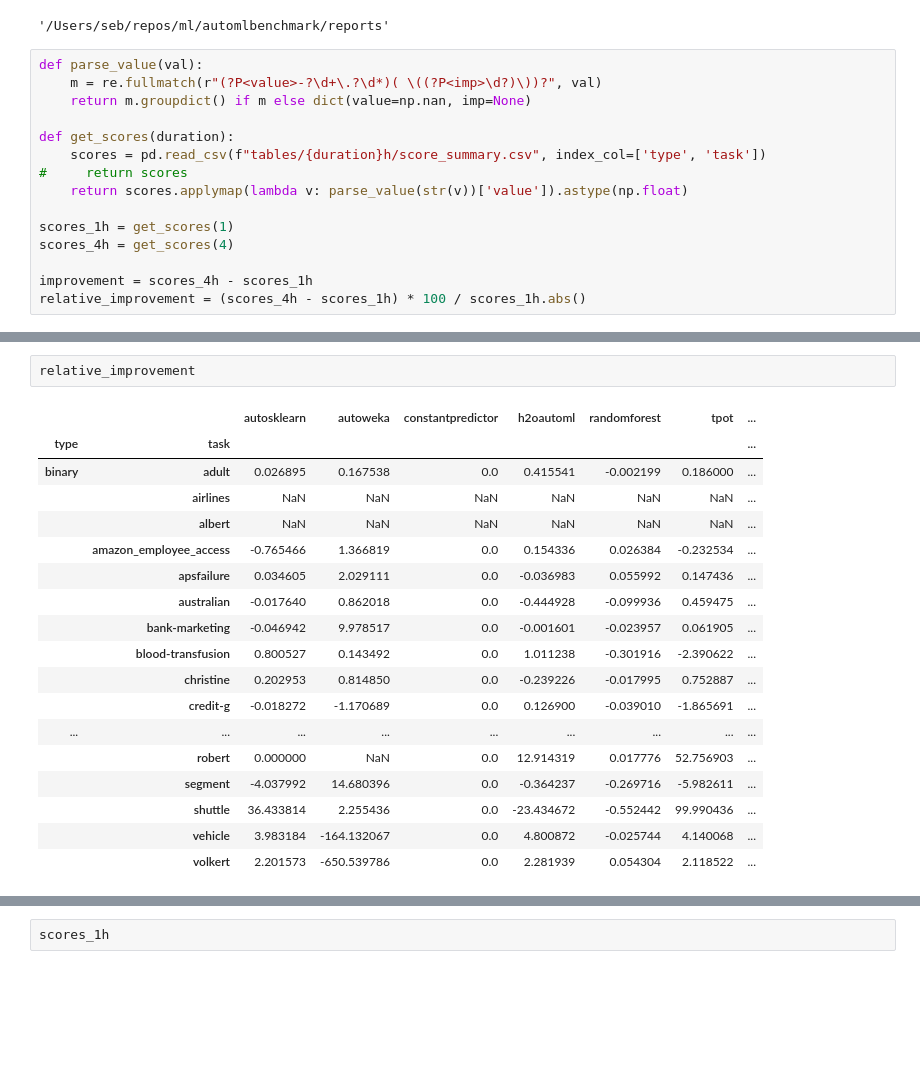
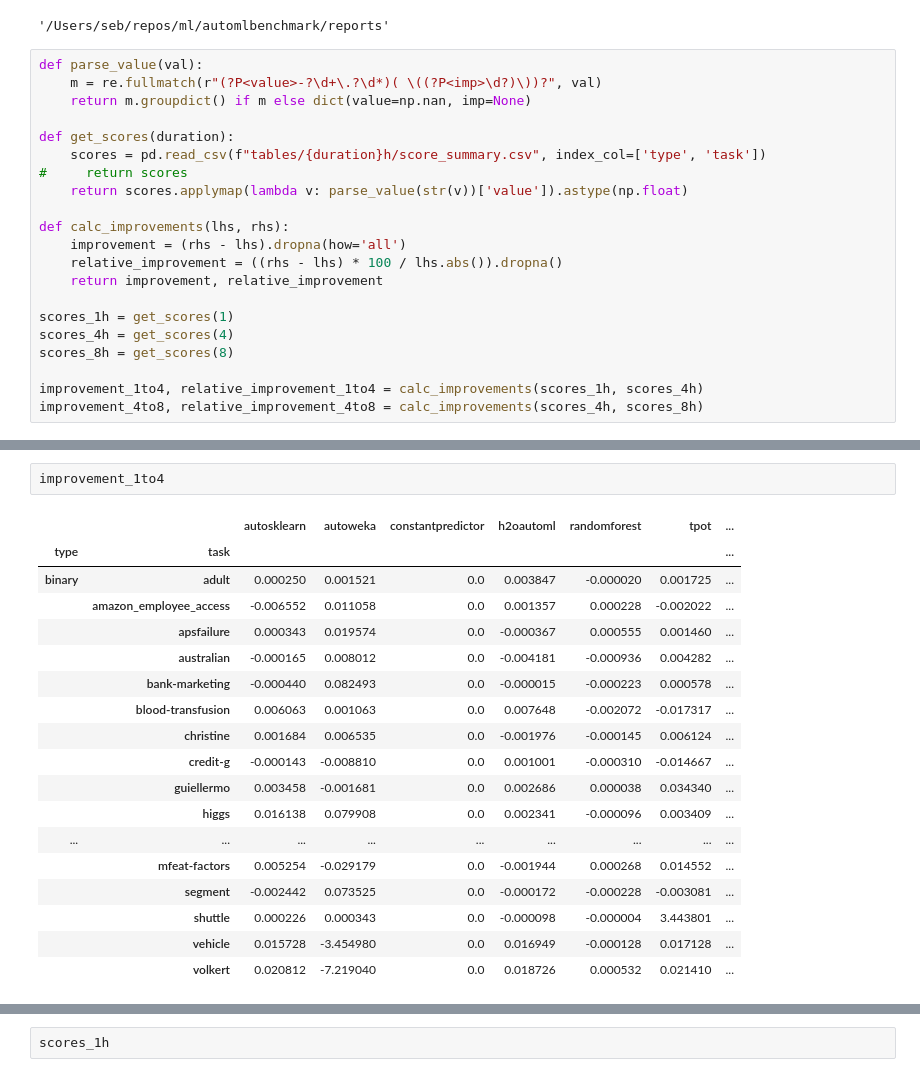
Before and after one commit to openml/automlbenchmark, a Jupyter notebook: reports/duration_comparison.ipynb, the cells around one changed output, grey strips where cells are left out. Drawn from its saved outputs; the diff is of its cells as text; blank space fills up the shorter version.

Commit message:
adding small notebook showing scores improvements between 1h and 4h runs

```diff
--- a/reports/duration_comparison.ipynb
+++ b/reports/duration_comparison.ipynb
@@ -20,8 +20,14 @@ def get_scores(duration):
 #     return scores
     return scores.applymap(lambda v: parse_value(str(v))['value']).astype(np.float)
 
+def calc_improvements(lhs, rhs):
+    improvement = (rhs - lhs).dropna(how='all')
+    relative_improvement = ((rhs - lhs) * 100 / lhs.abs()).dropna()
+    return improvement, relative_improvement
+
 scores_1h = get_scores(1)
 scores_4h = get_scores(4)
+scores_8h = get_scores(8)
 
-improvement = scores_4h - scores_1h
-relative_improvement = (scores_4h - scores_1h) * 100 / scores_1h.abs()
+improvement_1to4, relative_improvement_1to4 = calc_improvements(scores_1h, scores_4h)
+improvement_4to8, relative_improvement_4to8 = calc_improvements(scores_4h, scores_8h)
@@ -49,21 +34,21 @@ improvement
-# %%
-relative_improvement
-# %% [output]
-|  |  | autosklearn | autoweka | constantpredictor | h2oautoml | randomforest | tpot | ... |
-| type | task |  |  |  |  |  |  | ... |
-| binary | adult | 0.026895 | 0.167538 | 0.0 | 0.415541 | -0.002199 | 0.186000 | ... |
-|  | airlines | NaN | NaN | NaN | NaN | NaN | NaN | ... |
-|  | albert | NaN | NaN | NaN | NaN | NaN | NaN | ... |
-|  | amazon_employee_access | -0.765466 | 1.366819 | 0.0 | 0.154336 | 0.026384 | -0.232534 | ... |
-|  | apsfailure | 0.034605 | 2.029111 | 0.0 | -0.036983 | 0.055992 | 0.147436 | ... |
-|  | australian | -0.017640 | 0.862018 | 0.0 | -0.444928 | -0.099936 | 0.459475 | ... |
-|  | bank-marketing | -0.046942 | 9.978517 | 0.0 | -0.001601 | -0.023957 | 0.061905 | ... |
-|  | blood-transfusion | 0.800527 | 0.143492 | 0.0 | 1.011238 | -0.301916 | -2.390622 | ... |
-|  | christine | 0.202953 | 0.814850 | 0.0 | -0.239226 | -0.017995 | 0.752887 | ... |
-|  | credit-g | -0.018272 | -1.170689 | 0.0 | 0.126900 | -0.039010 | -1.865691 | ... |
-| ... | ... | ... | ... | ... | ... | ... | ... | ... |
-|  | robert | 0.000000 | NaN | 0.0 | 12.914319 | 0.017776 | 52.756903 | ... |
-|  | segment | -4.037992 | 14.680396 | 0.0 | -0.364237 | -0.269716 | -5.982611 | ... |
-|  | shuttle | 36.433814 | 2.255436 | 0.0 | -23.434672 | -0.552442 | 99.990436 | ... |
-|  | vehicle | 3.983184 | -164.132067 | 0.0 | 4.800872 | -0.025744 | 4.140068 | ... |
-|  | volkert | 2.201573 | -650.539786 | 0.0 | 2.281939 | 0.054304 | 2.118522 | ... |
+# %%
+improvement_1to4
+# %% [output]
+|  |  | autosklearn | autoweka | constantpredictor | h2oautoml | randomforest | tpot | ... |
+| type | task |  |  |  |  |  |  | ... |
+| binary | adult | 0.000250 | 0.001521 | 0.0 | 0.003847 | -0.000020 | 0.001725 | ... |
+|  | amazon_employee_access | -0.006552 | 0.011058 | 0.0 | 0.001357 | 0.000228 | -0.002022 | ... |
+|  | apsfailure | 0.000343 | 0.019574 | 0.0 | -0.000367 | 0.000555 | 0.001460 | ... |
+|  | australian | -0.000165 | 0.008012 | 0.0 | -0.004181 | -0.000936 | 0.004282 | ... |
+|  | bank-marketing | -0.000440 | 0.082493 | 0.0 | -0.000015 | -0.000223 | 0.000578 | ... |
+|  | blood-transfusion | 0.006063 | 0.001063 | 0.0 | 0.007648 | -0.002072 | -0.017317 | ... |
+|  | christine | 0.001684 | 0.006535 | 0.0 | -0.001976 | -0.000145 | 0.006124 | ... |
+|  | credit-g | -0.000143 | -0.008810 | 0.0 | 0.001001 | -0.000310 | -0.014667 | ... |
+|  | guiellermo | 0.003458 | -0.001681 | 0.0 | 0.002686 | 0.000038 | 0.034340 | ... |
+|  | higgs | 0.016138 | 0.079908 | 0.0 | 0.002341 | -0.000096 | 0.003409 | ... |
+| ... | ... | ... | ... | ... | ... | ... | ... | ... |
+|  | mfeat-factors | 0.005254 | -0.029179 | 0.0 | -0.001944 | 0.000268 | 0.014552 | ... |
+|  | segment | -0.002442 | 0.073525 | 0.0 | -0.000172 | -0.000228 | -0.003081 | ... |
+|  | shuttle | 0.000226 | 0.000343 | 0.0 | -0.000098 | -0.000004 | 3.443801 | ... |
+|  | vehicle | 0.015728 | -3.454980 | 0.0 | 0.016949 | -0.000128 | 0.017128 | ... |
+|  | volkert | 0.020812 | -7.219040 | 0.0 | 0.018726 | 0.000532 | 0.021410 | ... |
```
Also changed, not shown: parts of 5 cells of this notebook.
